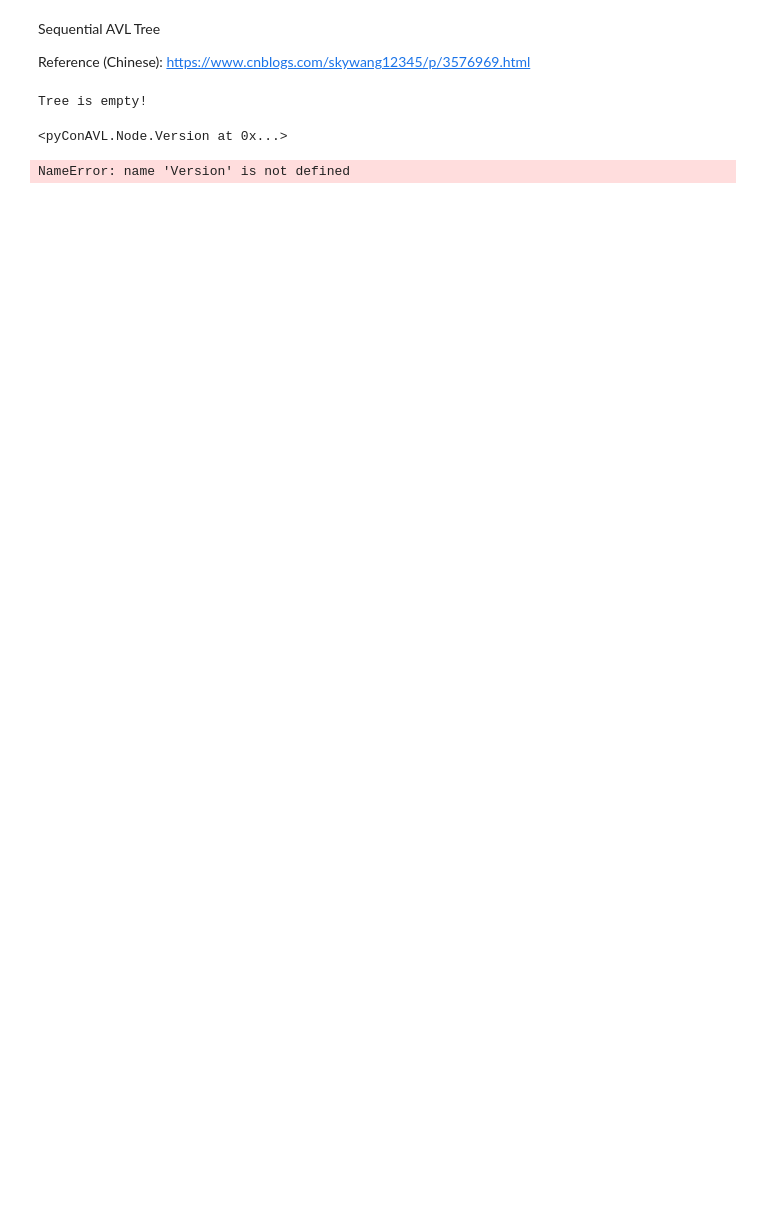
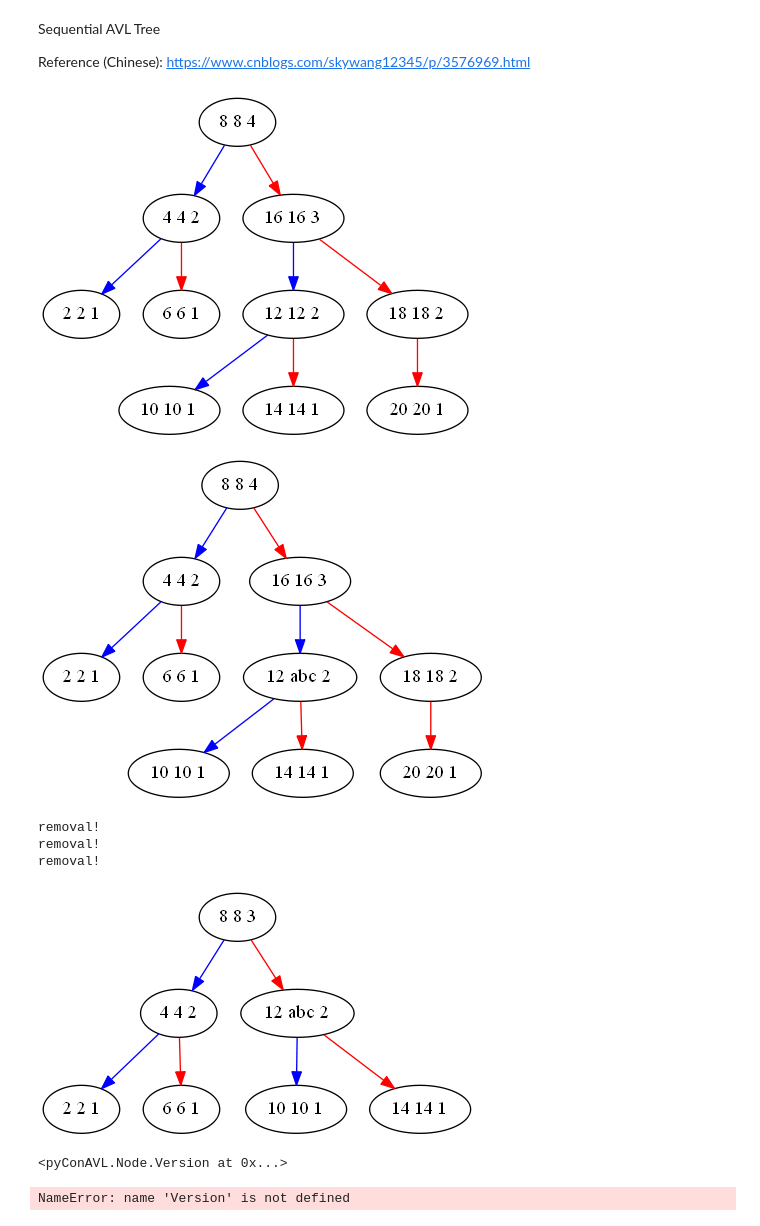
Before and after one commit to chyanju/pyConcurrentAVL, a Jupyter notebook: concurrentAVL.ipynb, the cells around one changed output. Saved outputs shown, nothing was run; the diff lists cells and outputs as text; code cells hidden in the pictures; blank space fills up the shorter version.

Commit message:
Small changes in print

```diff
--- a/concurrentAVL.ipynb
+++ b/concurrentAVL.ipynb
@@ -8,10 +8,22 @@ import random
 # %%
 tree = ConAVL()
 for i in range(1,21):
-    tree.put(i)
+    if i%2 == 0:
+        tree.put(i)
 tree.print()
+tree.put(12, "abc")
+tree.print()
+tree.remove(16)
+tree.remove(20)
+tree.remove(18)
+tree.print()
 # %% [output]
+[figure, added]
+[figure, added]
-Tree is empty!
+removal!
+removal!
+removal!
+[figure, added]
 # %%
 tree.root.version
 # %% [output]
```
Also changed, not shown: 1 other file.
